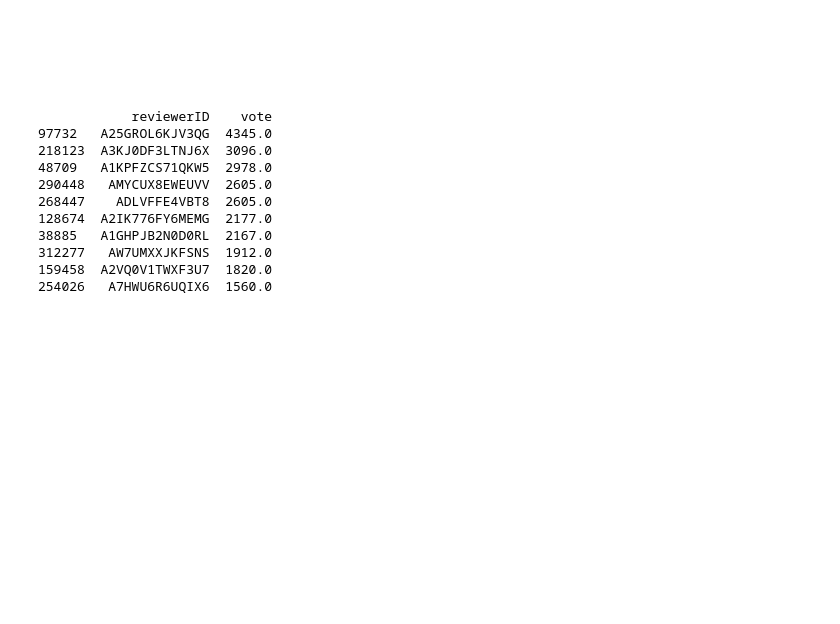
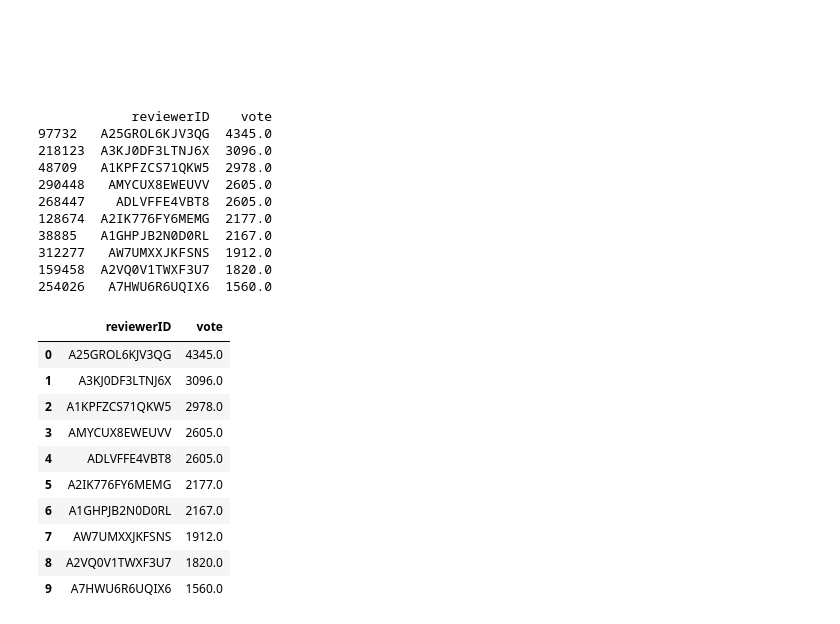
Before and after one commit to Mahdias1383/custom_NLP, a Jupyter notebook: Part 2/Part2.ipynb, the cells around one changed output. Saved outputs shown, nothing was run; the diff lists cells and outputs as text; code cells hidden in the pictures; blank space fills up the shorter version.

```diff
--- a/Part 2/Part2.ipynb
+++ b/Part 2/Part2.ipynb
@@ -122,3 +121,19 @@ print(top10_reviewers[['reviewerID', 'vote']])
 312277   AW7UMXXJKFSNS  1912.0
 159458  A2VQ0V1TWXF3U7  1820.0
 254026   A7HWU6R6UQIX6  1560.0
+# %%
+# resetting index and displayin =g top 10 reviwers
+top10_reviewers.reset_index(drop=True, inplace=True)
+top10_reviewers
+# %% [output]
+|  | reviewerID | vote |
+| 0 | A25GROL6KJV3QG | 4345.0 |
+| 1 | A3KJ0DF3LTNJ6X | 3096.0 |
+| 2 | A1KPFZCS71QKW5 | 2978.0 |
+| 3 | AMYCUX8EWEUVV | 2605.0 |
+| 4 | ADLVFFE4VBT8 | 2605.0 |
+| 5 | A2IK776FY6MEMG | 2177.0 |
+| 6 | A1GHPJB2N0D0RL | 2167.0 |
+| 7 | AW7UMXXJKFSNS | 1912.0 |
+| 8 | A2VQ0V1TWXF3U7 | 1820.0 |
+| 9 | A7HWU6R6UQIX6 | 1560.0 |
```
Also changed, not shown: parts of 11 cells of this notebook.
